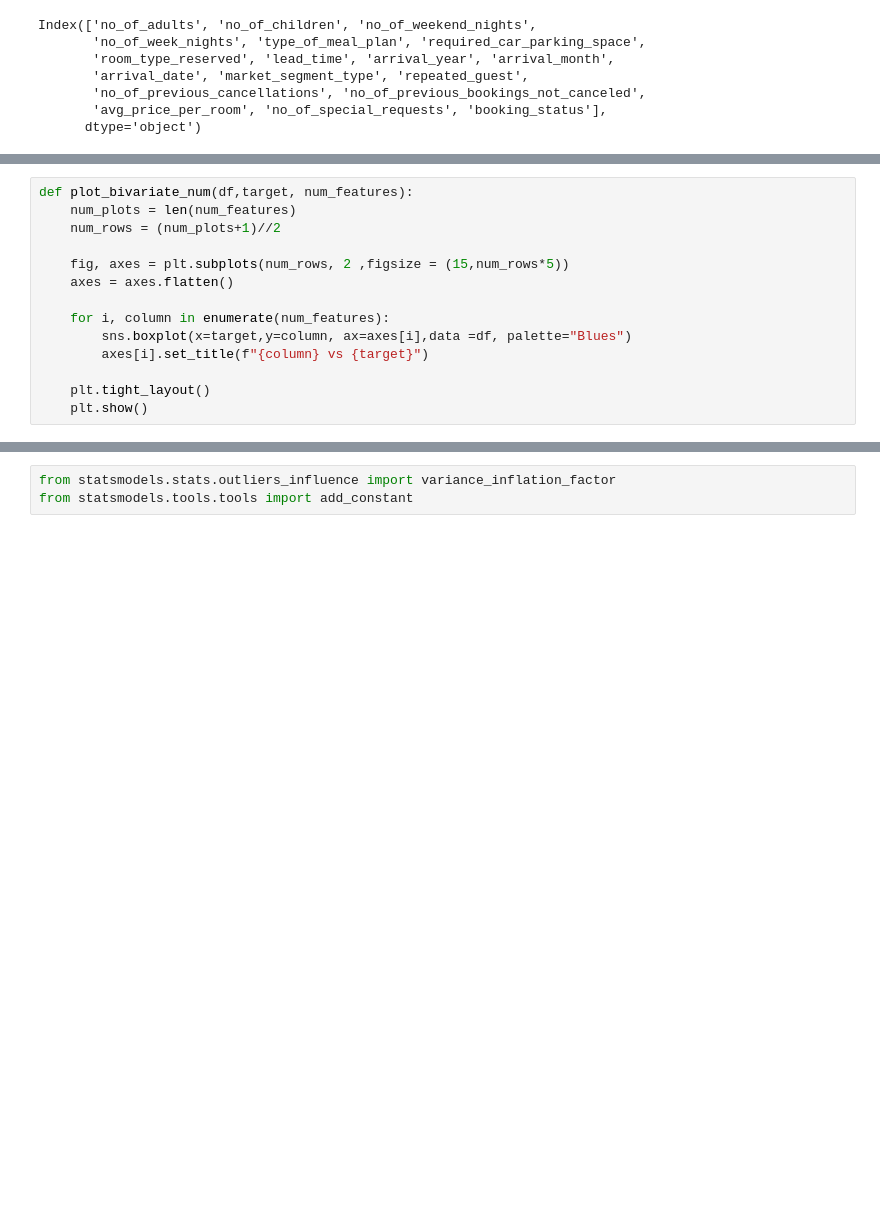
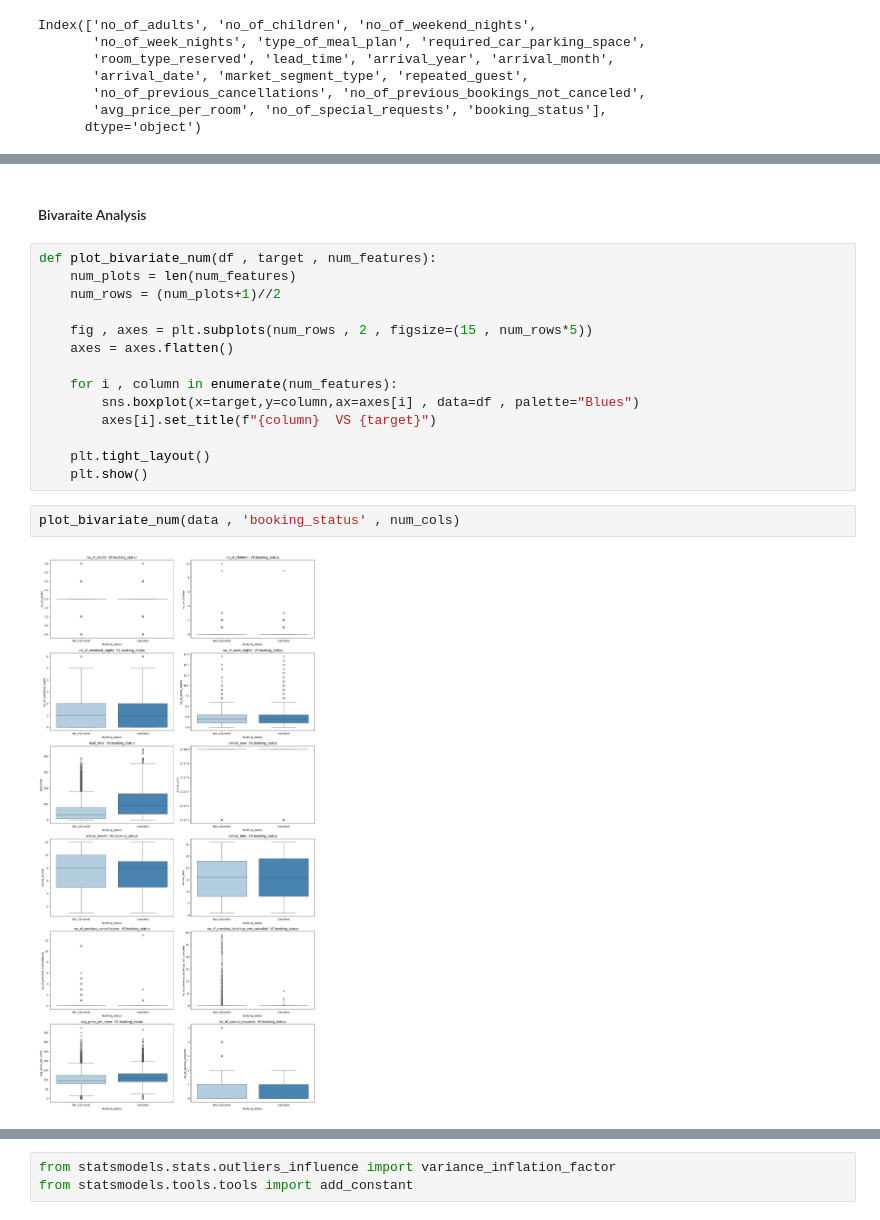
Before and after one commit to brejesh4318/Hotel-Reservation-prediction-, a Jupyter notebook: notebook/notebook.ipynb, the cells around one changed output, grey strips where cells are left out. Drawn from its saved outputs; the diff is of its cells as text; blank space fills up the shorter version.

```diff
--- a/notebook/notebook.ipynb
+++ b/notebook/notebook.ipynb
@@ -140,14 +86,0 @@ for cat_features in cat_cols:
-# %%
-def plot_bivariate_num(df,target, num_features):
-    num_plots = len(num_features)
-    num_rows = (num_plots+1)//2
-
-    fig, axes = plt.subplots(num_rows, 2 ,figsize = (15,num_rows*5))
-    axes = axes.flatten()
-
-    for i, column in enumerate(num_features):
-        sns.boxplot(x=target,y=column, ax=axes[i],data =df, palette="Blues")
-        axes[i].set_title(f"{column} vs {target}")
-
-    plt.tight_layout()
-    plt.show()
@@ -221,0 +153,20 @@ sns.heatmap(df.corr())
+# %% [markdown]
+#### Bivaraite Analysis
+# %%
+def plot_bivariate_num(df , target , num_features):
+    num_plots = len(num_features)
+    num_rows = (num_plots+1)//2
+
+    fig , axes = plt.subplots(num_rows , 2 , figsize=(15 , num_rows*5))
+    axes = axes.flatten()
+
+    for i , column in enumerate(num_features):
+        sns.boxplot(x=target,y=column,ax=axes[i] , data=df , palette="Blues")
+        axes[i].set_title(f"{column}  VS {target}")
+
+    plt.tight_layout()
+    plt.show()
+# %%
+plot_bivariate_num(data , 'booking_status' , num_cols)
+# %% [output]
+[figure, added]
```
Also changed, not shown: parts of 124 cells of this notebook, 2 other files.
